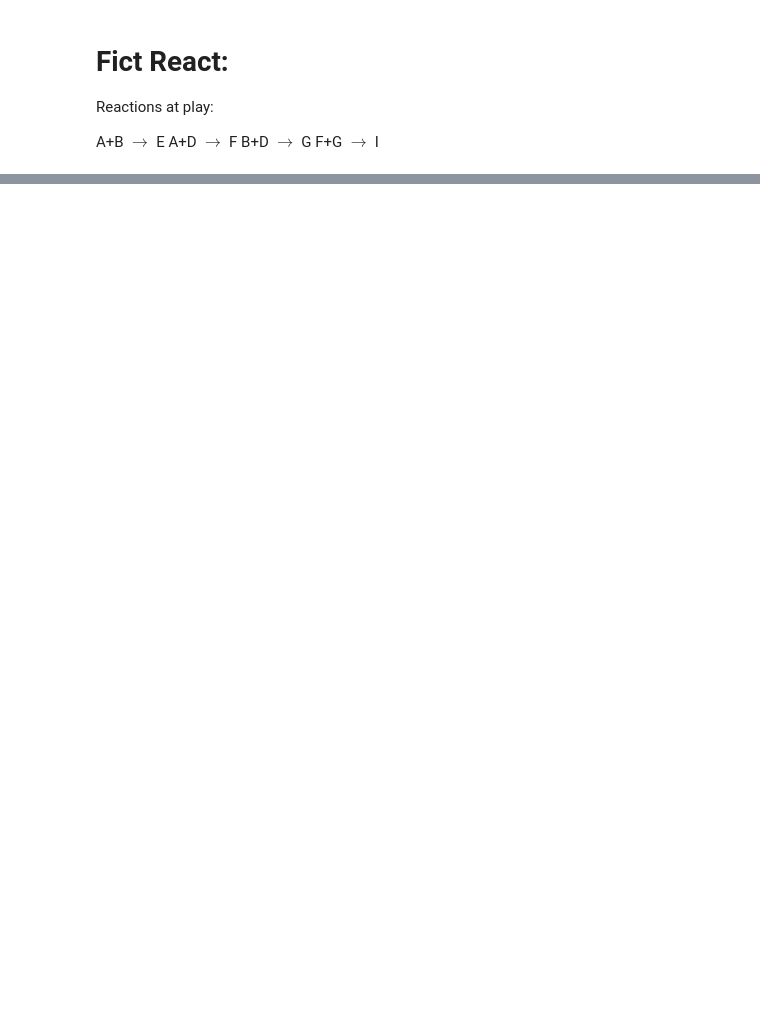
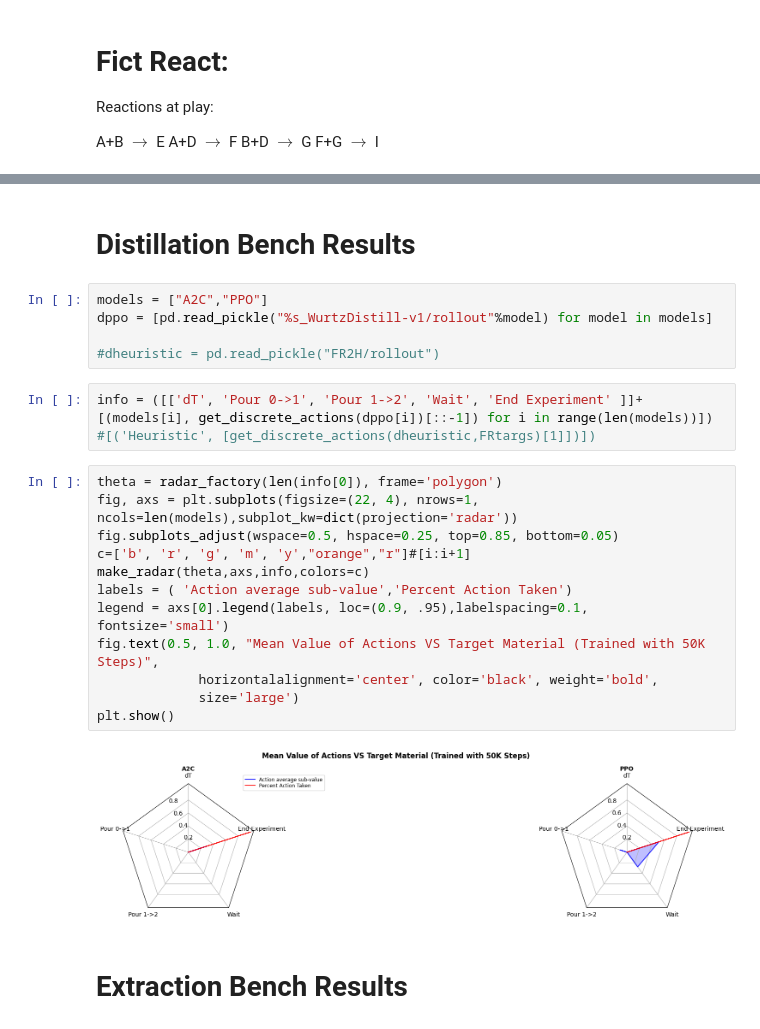
Before and after one commit to chemgymrl/chemgymrl, a Jupyter notebook: RL_rollout/Agent_Visualization.ipynb, the cells around one changed output, grey strips where cells are left out. Cells and saved outputs as stored; diff of their text form; blank space fills up the shorter version.

```diff
--- a/RL_rollout/Agent_Visualization.ipynb
+++ b/RL_rollout/Agent_Visualization.ipynb
@@ -306,0 +312,27 @@ for i in range(len(FRtargs)):
+# %% [markdown]
+# Distillation Bench Results
+# %%
+models = ["A2C","PPO"]
+dppo = [pd.read_pickle("%s_WurtzDistill-v1/rollout"%model) for model in models]
+
+#dheuristic = pd.read_pickle("FR2H/rollout")
+# %%
+info = ([['dT', 'Pour 0->1', 'Pour 1->2', 'Wait', 'End Experiment' ]]+
+[(models[i], get_discrete_actions(dppo[i])[::-1]) for i in range(len(models))])
+#[('Heuristic', [get_discrete_actions(dheuristic,FRtargs)[1]])])
+# %%
+theta = radar_factory(len(info[0]), frame='polygon')
+fig, axs = plt.subplots(figsize=(22, 4), nrows=1, ncols=len(models),subplot_kw=dict(projection='radar'))
+fig.subplots_adjust(wspace=0.5, hspace=0.25, top=0.85, bottom=0.05)
+c=['b', 'r', 'g', 'm', 'y',"orange","r"]#[i:i+1]
+make_radar(theta,axs,info,colors=c)
+labels = ( 'Action average sub-value','Percent Action Taken')
+legend = axs[0].legend(labels, loc=(0.9, .95),labelspacing=0.1, fontsize='small')
+fig.text(0.5, 1.0, "Mean Value of Actions VS Target Material (Trained with 50K Steps)",
+             horizontalalignment='center', color='black', weight='bold',
+             size='large')
+plt.show()
+# %% [output]
+[figure, added]
+# %% [markdown]
+# Extraction Bench Results
```
Also changed, not shown: parts of 30 cells of this notebook, 3 other files.
